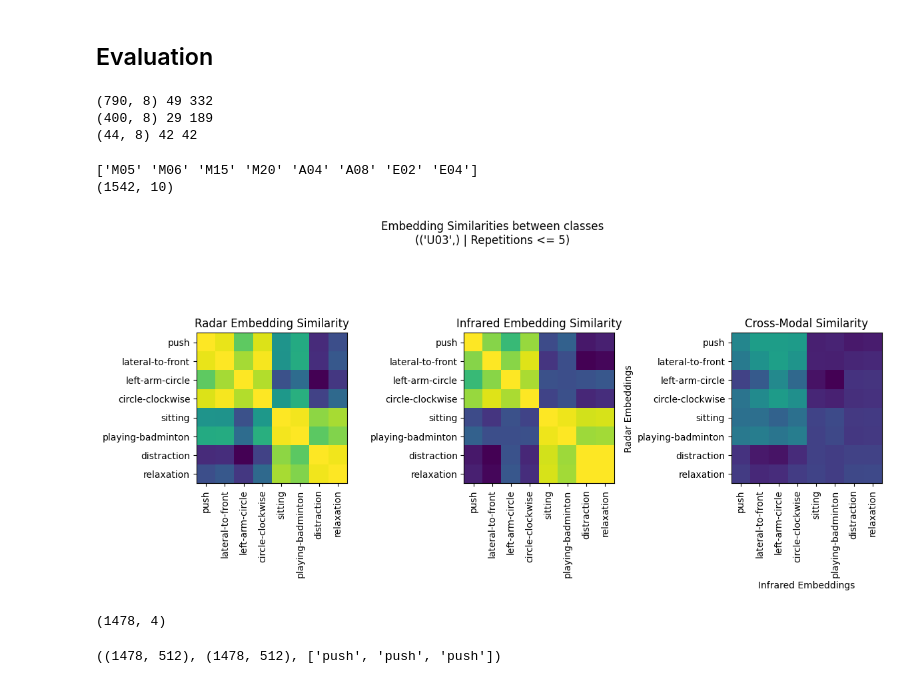
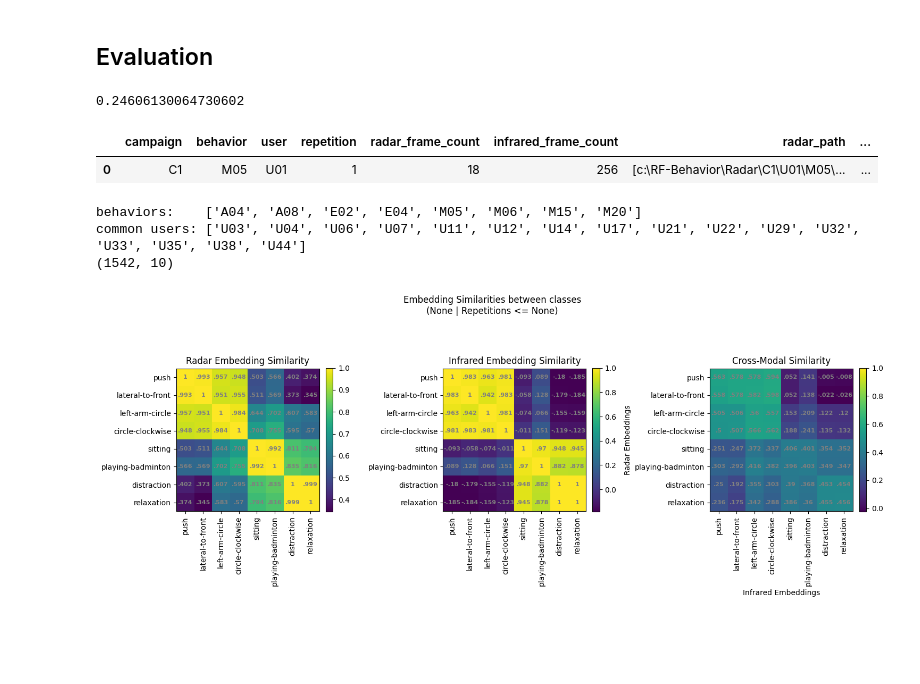
Before and after one commit to anasdev1204/CoDaS-Radar-based-Sentiment-Analysis-and-recognition, a Jupyter notebook: mudassar/training.ipynb, the cells around one changed output. Saved outputs shown, nothing was run; the diff lists cells and outputs as text; code cells hidden in the pictures; blank space fills up the shorter version.

```diff
--- a/mudassar/training.ipynb
+++ b/mudassar/training.ipynb
@@ -345 +508,9 @@ def plot_losses(train_losses, valid_losses, lrs=()):
+# %%
+model_code = {}
+with open(M.__file__, "r") as f:
+    model_code[M.__name__] = f.read()
+with open(L.__file__, "r") as f:
+    model_code[L.__name__] = f.read()
+with open("./training.ipynb", "r") as f:
+    model_code["training.ipynb"] = f.read()
 # %%
@@ -449,11 +657,0 @@ def bucket_and_infer(objs, model, attr="points"):
-# %%
-test_df_c1 = path_dfs.test.obj[path_dfs.test.obj.campaign == "C1"].reset_index(drop=True).copy()
-test_df_c2 = path_dfs.test.obj[path_dfs.test.obj.campaign == "C2"].reset_index(drop=True).copy()
-test_df_c3 = path_dfs.test.obj[(path_dfs.test.obj.campaign == "C3") & (path_dfs.test.obj.user != "U41")].reset_index(drop=True).copy()
-print(test_df_c1.shape, test_df_c1.radar_frame_count.nunique(), test_df_c1.infrared_frame_count.nunique())
-print(test_df_c2.shape, test_df_c2.radar_frame_count.nunique(), test_df_c2.infrared_frame_count.nunique())
-print(test_df_c3.shape, test_df_c3.radar_frame_count.nunique(), test_df_c3.infrared_frame_count.nunique())
-# %% [output]
-(790, 8) 49 332
-(400, 8) 29 189
-(44, 8) 42 42
@@ -479,0 +658,7 @@ test_df = pd.concat([test_df_c1, test_df_c2, test_df_c3], ignore_index=True)
+# %%
+test_return_vals = {"df": None}
+test_results = evaluate_classification(path_dfs.test.obj, radar_model.to("cuda").eval(), infrared_model.to("cuda").eval(), return_vals=test_return_vals)
+clear_output()
+test_results["avg_f1"]
+# %% [output]
+0.24606130064730602
@@ -480,10 +675,18 @@ test_df = pd.concat([test_df_c1, test_df_c2, test_df_c3], ignore_index=True)
+# %%
+unseen_df = test_return_vals["df"]
+# unseen_df = pd.read_csv(unseen_csv_path, converters={'radar_embedding': lambda x: np.array(json.loads(x)), 'infrared_embedding': lambda x: np.array(json.loads(x))})
+unseen_df.head(1)
+# %% [output]
+|  | campaign | behavior | user | repetition | radar_frame_count | infrared_frame_count | radar_path | ... |
+| 0 | C1 | M05 | U01 | 1 | 18 | 256 | [c:\RF-Behavior\Radar\C1\U01\M05\... | ... |
 # %%
-test_df = pd.concat([test_df_c1, test_df_c2, test_df_c3], ignore_index=True)
-print(test_df.behavior.unique())
-# test_df = test_df[test_df.behavior.isin(("M05", "A04"))]
-print(test_df.shape)
+print("behaviors:   ", sorted(unseen_df.behavior.unique()))
+print("common users:", sorted(set.intersection(*unseen_df.groupby("behavior").agg({"user":set}).user)))
+# unseen_df = unseen_df[unseen_df.behavior.isin(("M05", "A04"))]
+print(unseen_df.shape)
 # %% [output]
-['M05' 'M06' 'M15' 'M20' 'A04' 'A08' 'E02' 'E04']
+behaviors:    ['A04', 'A08', 'E02', 'E04', 'M05', 'M06', 'M15', 'M20']
+common users: ['U03', 'U04', 'U06', 'U07', 'U11', 'U12', 'U14', 'U17', 'U21', 'U22', 'U29', 'U32', 'U33', 'U35', 'U38', 'U44']
 (1542, 10)
 # %%
 def plot_similarity_matrices(r_emb, ir_emb, labels, users=None, reps=None):
@@ -520,35 +727,21 @@ def print_report(y_true, preds, title, labels):
 # %%
-tgt_users = ("U03",)
-tgt_reps  = 5
-target_df = test_df[(test_df.user.isin(tgt_users)) & (test_df.repetition<=tgt_reps)][["campaign", "behavior", "radar_embedding", "infrared_embedding"]]
-tgt_g     = target_df.groupby(["campaign", "behavior"]).mean() # todo: normalize
+# tgt_users = ("U11", )
+# tgt_reps  = 3
+# target_df = unseen_df#[(unseen_df.user.isin(tgt_users)) & (unseen_df.repetition<=tgt_reps)][["campaign", "behavior", "radar_embedding", "infrared_embedding"]]
+target_df = unseen_df[["campaign", "behavior", "radar_embedding", "infrared_embedding"]].copy()
+target_df["radar_embedding"] = target_df["radar_embedding"].apply(lambda x: np.array(x))
+target_df["infrared_embedding"] = target_df["infrared_embedding"].apply(lambda x: np.array(x))
+tgt_g     = target_df.groupby(["campaign", "behavior"]).mean()
 
 tgt_labels = np.array([map_to_name([b])[0] for c,b in tgt_g.radar_embedding.index.values.tolist()])
 # tgt_labels = np.array([b for c,b in tgt_g.radar_embedding.index.values.tolist()])
 
-tgt_r_emb = np.array(tgt_g.radar_embedding.values.tolist())
+tgt_r_emb = np.stack(tgt_g.radar_embedding.values)
 tgt_r_emb = tgt_r_emb / np.linalg.norm(tgt_r_emb, axis=-1, keepdims=True)
 
-tgt_ir_emb = np.array(tgt_g.infrared_embedding.values.tolist())
+tgt_ir_emb = np.stack(tgt_g.infrared_embedding.values)
 tgt_ir_emb = tgt_ir_emb / np.linalg.norm(tgt_ir_emb, axis=-1, keepdims=True)
 
-plot_similarity_matrices(tgt_r_emb, tgt_ir_emb, tgt_labels, tgt_users, tgt_reps)
+plot_similarity_matrices(tgt_r_emb, tgt_ir_emb, tgt_labels, None, None)
 # %% [output]
-[figure, old version]
+[figure, new version]
-# %%
-input_df = test_df[~test_df.user.isin(tgt_users)][["campaign", "behavior", "radar_embedding", "infrared_embedding"]]
-print(input_df.shape)
-
-inp_labels = [map_to_name([b])[0] for b in input_df.behavior.values.tolist()]
-# inp_labels = input_df.behavior.values.tolist()
-
-inp_r_emb = np.array(input_df.radar_embedding.values.tolist())
-inp_r_emb = inp_r_emb / np.linalg.norm(inp_r_emb, axis=-1, keepdims=True)
-
-inp_ir_emb = np.array(input_df.infrared_embedding.values.tolist())
-inp_ir_emb = inp_ir_emb / np.linalg.norm(inp_ir_emb, axis=-1, keepdims=True)
-
-inp_r_emb.shape, inp_ir_emb.shape, inp_labels[:3]
-# %% [output]
-(1478, 4)
-((1478, 512), (1478, 512), ['push', 'push', 'push'])
```
Also changed, not shown: parts of 33 cells of this notebook, 3 other files.
